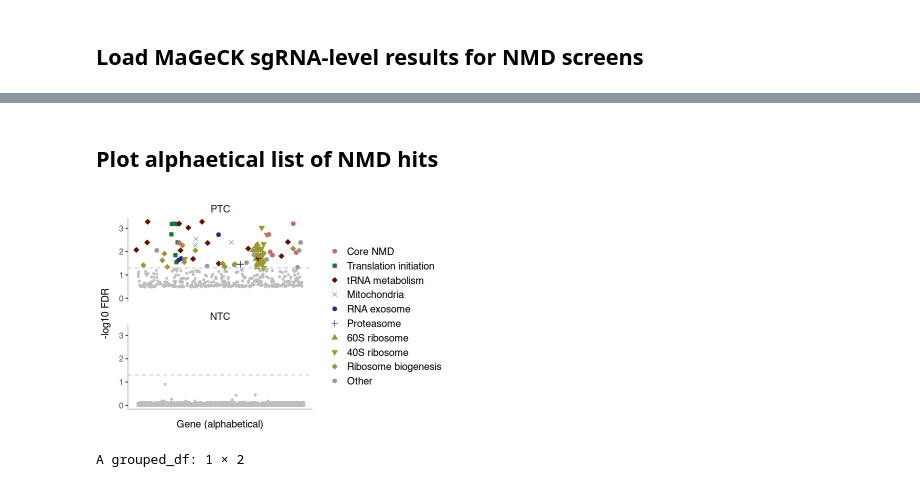
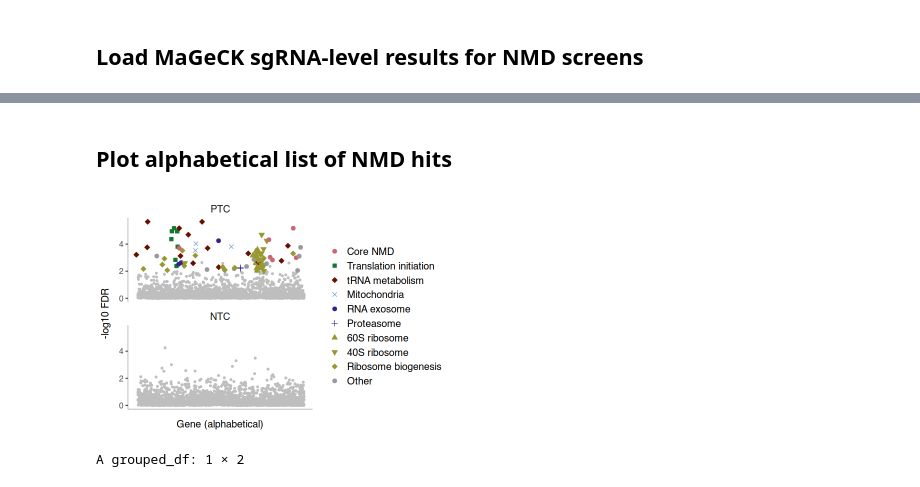
Before and after one commit to rasilab/nugent_2024, a Jupyter notebook: analysis/barcodeseq/rbp_barcode_screens/scripts/plot_nmd_results.ipynb, the cells around one changed output, grey strips where cells are left out. Cells and saved outputs as stored; diff of their text form; code cells hidden in the pictures.

```diff
--- a/analysis/barcodeseq/rbp_barcode_screens/scripts/plot_nmd_results.ipynb
+++ b/analysis/barcodeseq/rbp_barcode_screens/scripts/plot_nmd_results.ipynb
@@ -161,41 +161,40 @@ mageck_sgrna <- list.files("../data/mageck/", full.names = T, recursive = T, pat
 # %% [markdown]
-## Plot alphaetical list of NMD hits
+## Plot alphabetical list of NMD hits
 # %%
 options(repr.plot.width = 6, repr.plot.height = 4)
 
 plot_data <- mageck_gene %>%
   filter(str_detect(sample_name, "bc1.+bc2")) %>%
   mutate(reporter = str_extract(sample_name, "ptc|ntc")) %>%
   left_join(nmd_hit_annotations, by = "gene") %>%
   left_join(annotation_order, by = "annotation") %>%
   mutate(priority = if_else(is.na(annotation), as.integer(10), priority)) %>%
   mutate(annotation = if_else(is.na(annotation), "Other", as.character(annotation))) %>%
   mutate(annotation = fct_reorder(annotation, priority)) %>%
   group_by(reporter) %>%
   arrange(gene) %>%
   mutate(x = row_number()) %>%
   ungroup() %>%
   mutate(reporter = toupper(reporter))
 
 plot_data %>%
-  ggplot(aes(x = x, y = -log10(pos_fdr), color = annotation, fill = annotation)) +
+  ggplot(aes(x = x, y = -log10(pos_p_value), color = annotation, fill = annotation)) +
   facet_wrap(~ fct_rev(reporter), ncol = 1) +
   geom_point(size = 1, alpha = 1, data = plot_data %>% filter(fdr > fdr_cutoff | lfc < 0), color = "grey", fill = "grey") +
   geom_point(aes(shape = annotation),
     size = 2, alpha = 1,
     data = plot_data %>% filter(fdr < fdr_cutoff & lfc > 0),
     position = position_jitter(height = 0, width = 50, seed = 11)
   ) +
-  geom_hline(aes(yintercept = -log10(fdr_cutoff)), linetype = 2, linewidth = 0.5, color = "grey") +
   scale_color_manual(values = cbPalette_12[c(2,5,4, 3,7, 7, 6,6,6,12)]) +
   scale_fill_manual(values = cbPalette_12[c(2,5,4, 3, 7, 7, 6,6,6,12)]) +
   scale_shape_manual(values = rep(c("circle filled", "square filled", "diamond filled", "cross", "circle filled", "plus", "triangle filled", "triangle down filled", "diamond filled"), 5)) +
-  labs(x = "Gene (alphabetical)", y = "-log10 FDR") +
+  labs(x = "Gene (alphabetical)", y = "-log10 P-value") +
   theme(axis.text.x = element_blank(), axis.ticks.x = element_blank(), legend.title = element_blank())
 
 ggsave("../figures/nmd_alphabetic.pdf", width = 6, height = 4, units = "in")
 # %% [output]
-[figure, old version]
+[figure, new version]
 # %%
 plot_data  %>%
   filter(pos_fdr <= fdr_cutoff) %>%
```
Also changed, not shown: parts of 4 cells of this notebook, 19 other files.
